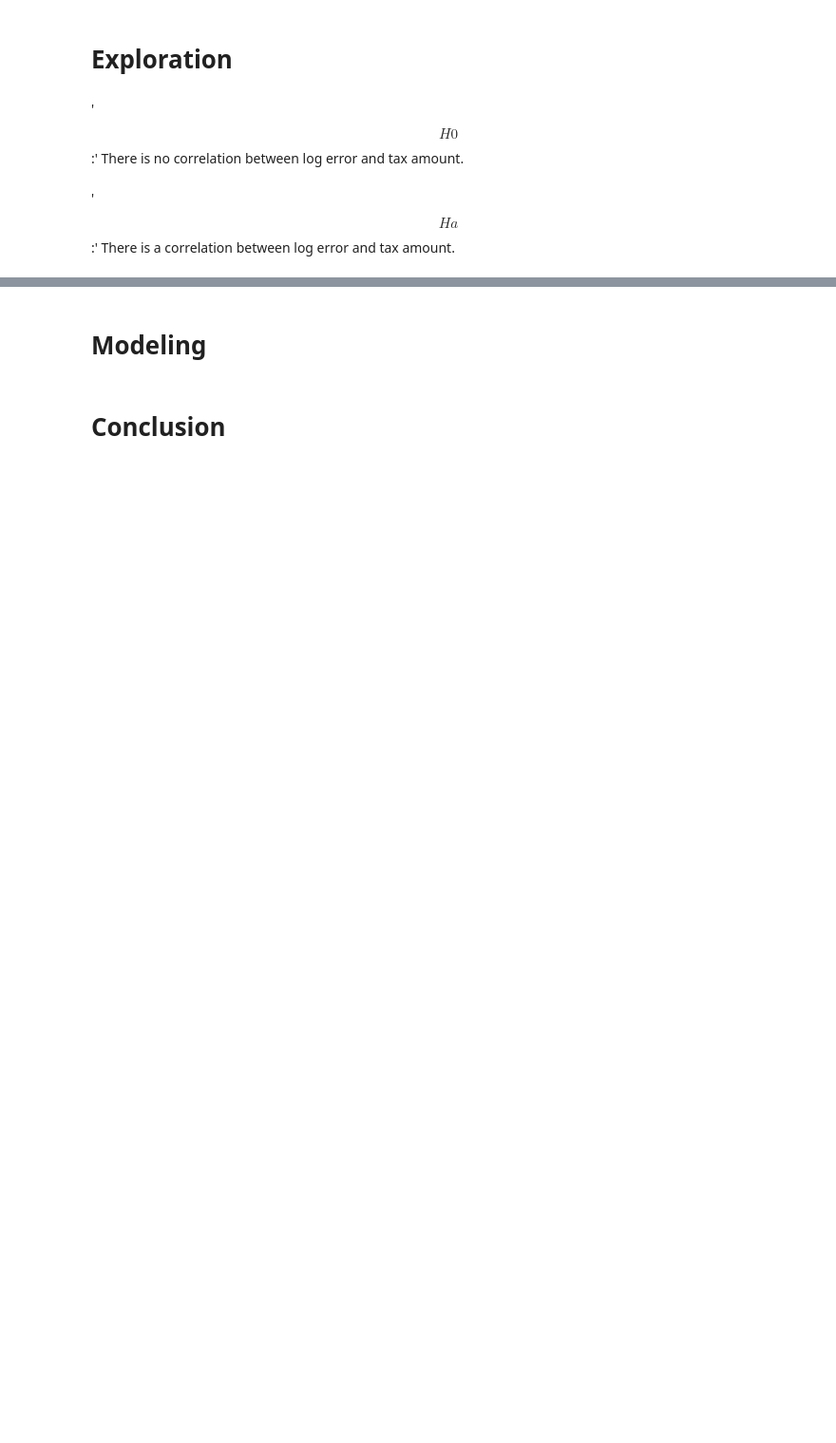
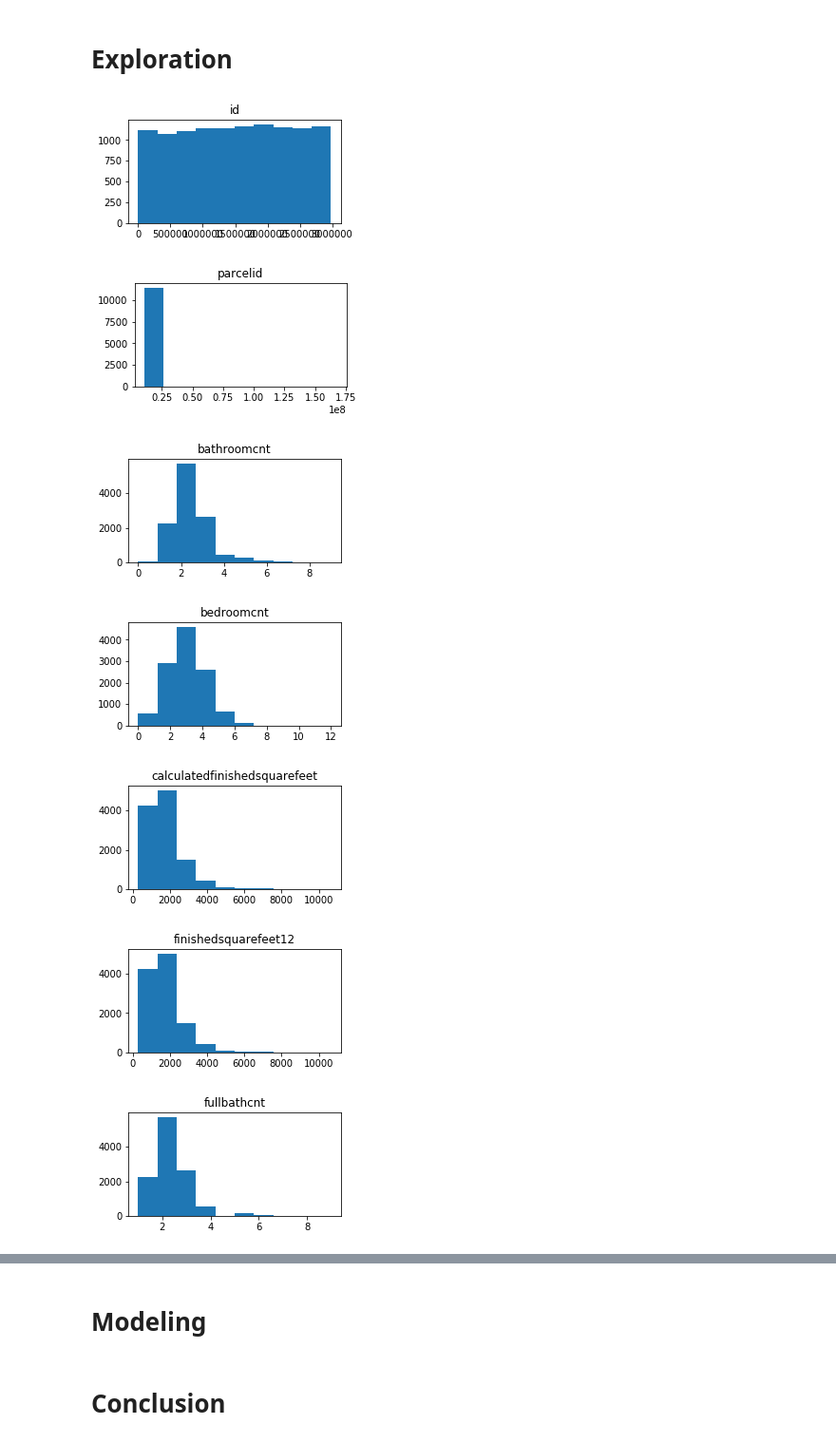
Before and after one commit to Gabby-B-B/clustering-project, a Jupyter notebook: walkthrough_notebook.ipynb, the cells around one changed output, grey strips where cells are left out. Shown at 95% size. Saved outputs shown, nothing was run; the diff lists cells and outputs as text; code cells hidden in the pictures; blank space fills up the shorter version.

```diff
--- a/walkthrough_notebook.ipynb
+++ b/walkthrough_notebook.ipynb
@@ -165,5 +173,2 @@ train, validate, test = prepare.prep_zillow_data()
 # %% [markdown]
 <h1>Exploration</h1>
-# %% [markdown]
-'$$H0$$:' There is no correlation between log error and tax amount.<br><br>
-'$$Ha$$:' There is a correlation between log error and tax amount.
@@ -174,0 +175,14 @@ conf_interval = .95 # desired confidence interval
+# %%
+for col in train.columns:
+    plt.figure(figsize=(4,2))
+    plt.hist(train[col])
+    plt.title(col)
+    plt.show()
+# %% [output]
+[figure, added]
+[figure, added]
+[figure, added]
+[figure, added]
+[figure, added]
+[figure, added]
+[figure, added]
```
Also changed, not shown: parts of 7 cells of this notebook.
